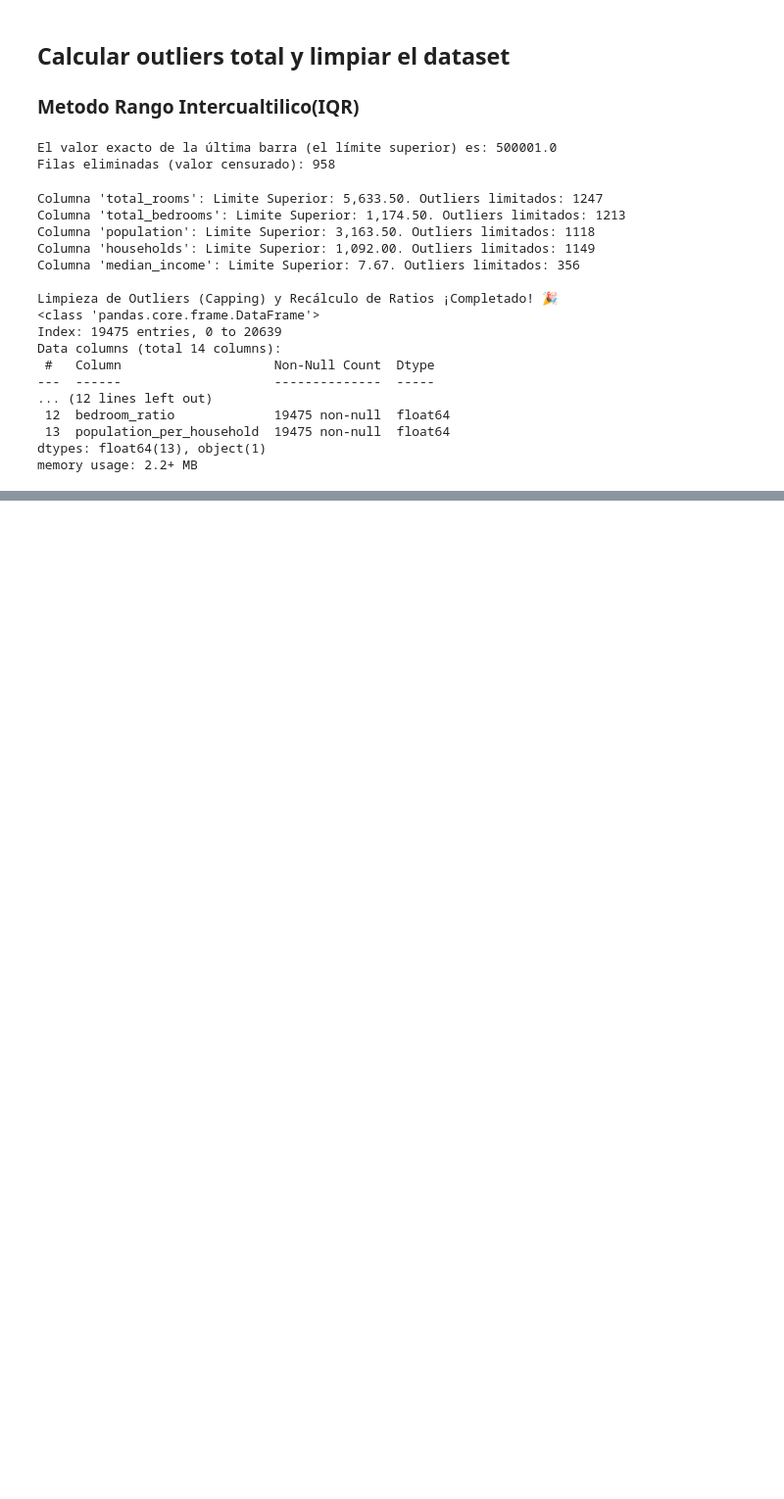
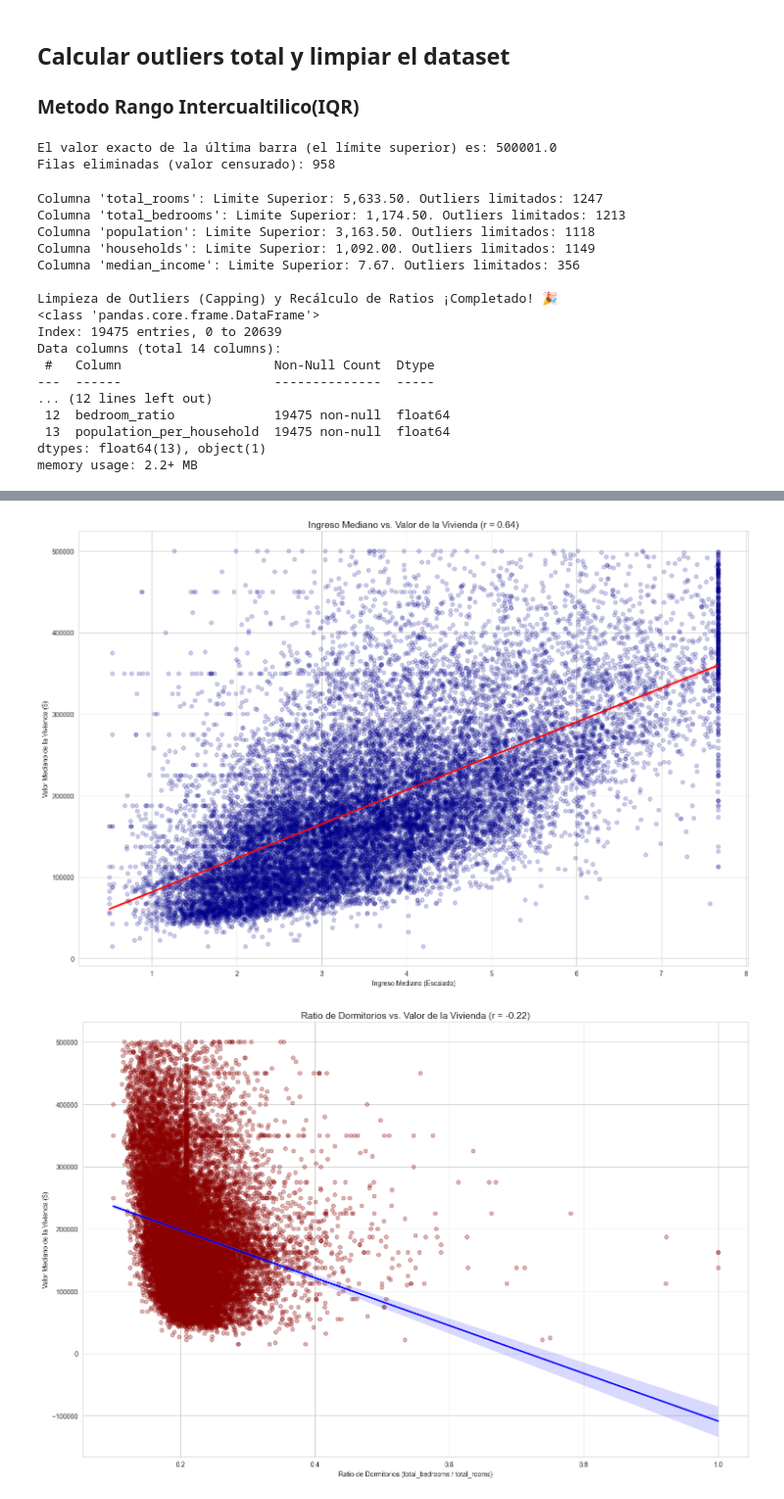
Before and after one commit to wilhayla/THE_HATCH_CHALLENGE_01, a Jupyter notebook: analisis_casas_california.ipynb, the cells around one changed output, grey strips where cells are left out. Shown at 98% size. Cells and saved outputs as stored; diff of their text form; code cells hidden in the pictures; blank space fills up the shorter version.

```diff
--- a/analisis_casas_california.ipynb
+++ b/analisis_casas_california.ipynb
@@ -110,3 +108,0 @@ plt.show
-# %%
-df_hs['ocean_proximity'] = df_hs['ocean_proximity'].str.replace('ISLAND', 'INLAND', regex=False)
-print(df_hs['ocean_proximity'].value_counts())
@@ -137,6 +126,7 @@ df_hs['bedroom_ratio'] = df_hs['total_bedrooms'] / df_hs['total_rooms']
 
 #4. Tamano promedio del Hogar (Average Household Size)
 # Mide la densidad de ocupacion. Un valor bajo podria indicar vecindarios o personas solas.
+df_hs['population_per_household'] = df_hs['population'] / df_hs['households']
 
 df_hs
 # %% [output]
@@ -272,0 +267,63 @@ memory usage: 2.2+ MB
+# %%
+# Configuración básica para los gráficos
+sns.set_style("whitegrid")
+
+plt.rcParams['figure.figsize'] = (15, 10)
+
+sns.regplot(
+    x='median_income',
+    y='median_house_value',
+    data=df_final,
+    scatter_kws={'alpha': 0.2, 'color': 'darkblue'}, # Parámetros para los puntos (scatter)
+    line_kws={'color': 'red'},                        # Parámetros para la línea de regresión
+    ci=95                                             # Banda de confianza del 95%
+)
+plt.title(f'Ingreso Mediano vs. Valor de la Vivienda (r = {df_final["median_income"].corr(df_final["median_house_value"]):.2f})', fontsize=14)
+plt.xlabel('Ingreso Mediano (Escalado)')
+plt.ylabel('Valor Mediano de la Vivienda ($)')
+plt.tight_layout()
+plt.show()
+
+
+# --- 2. Gráfico de Correlación Negativa Fuerte: Ratio Dormitorio vs. Precio ---
+plt.figure(figsize=(15, 10))
+sns.regplot(
+    x='bedroom_ratio',
+    y='median_house_value',
+    data=df_final,
+    scatter_kws={'alpha': 0.3, 'color': 'darkred'},  # Parámetros para los puntos
+    line_kws={'color': 'blue'},                       # Parámetros para la línea
+    ci=95                                              # Banda de confianza del 95%
+)
+plt.title(f'Ratio de Dormitorios vs. Valor de la Vivienda (r = {df_final["bedroom_ratio"].corr(df_final["median_house_value"]):.2f})', fontsize=14)
+plt.xlabel('Ratio de Dormitorios (total_bedrooms / total_rooms)')
+plt.ylabel('Valor Mediano de la Vivienda ($)')
+plt.tight_layout()
+plt.show()
+
+# --- 3. Gráfico Geográfico (Heatmap espacial) ---
+# Muestra dónde se concentran los precios más altos.
+plt.figure(figsize=(13, 8))
+sns.scatterplot(
+    x='longitude',
+    y='latitude',
+    data=df_final,
+    hue='median_house_value', # Colorea los puntos por el valor de la vivienda
+    palette='RdYlGn',         # Esquema de color: Rojo (alto) a Verde (bajo)
+    s=25,                     # Tamaño del punto
+    alpha=1                 # Transparencia
+)
+plt.title('Distribución Geográfica de los Precios de la Vivienda', fontsize=12)
+plt.xlabel('Longitud (Oeste a Este)')
+plt.ylabel('Latitud (Sur a Norte)')
+plt.legend(
+    title='Precio',           # Título de la leyenda
+    loc='lower left',         # Ubicación de la leyenda
+    fontsize=20,              # Tamaño de la fuente de los valores de la leyenda
+    title_fontsize=75         # Tamaño de la fuente del título de la leyenda
+)
+plt.tight_layout()
+plt.show()
+# %% [output]
+[figure, added]
+[figure, added]
```
Also changed, not shown: parts of 7 cells of this notebook.
